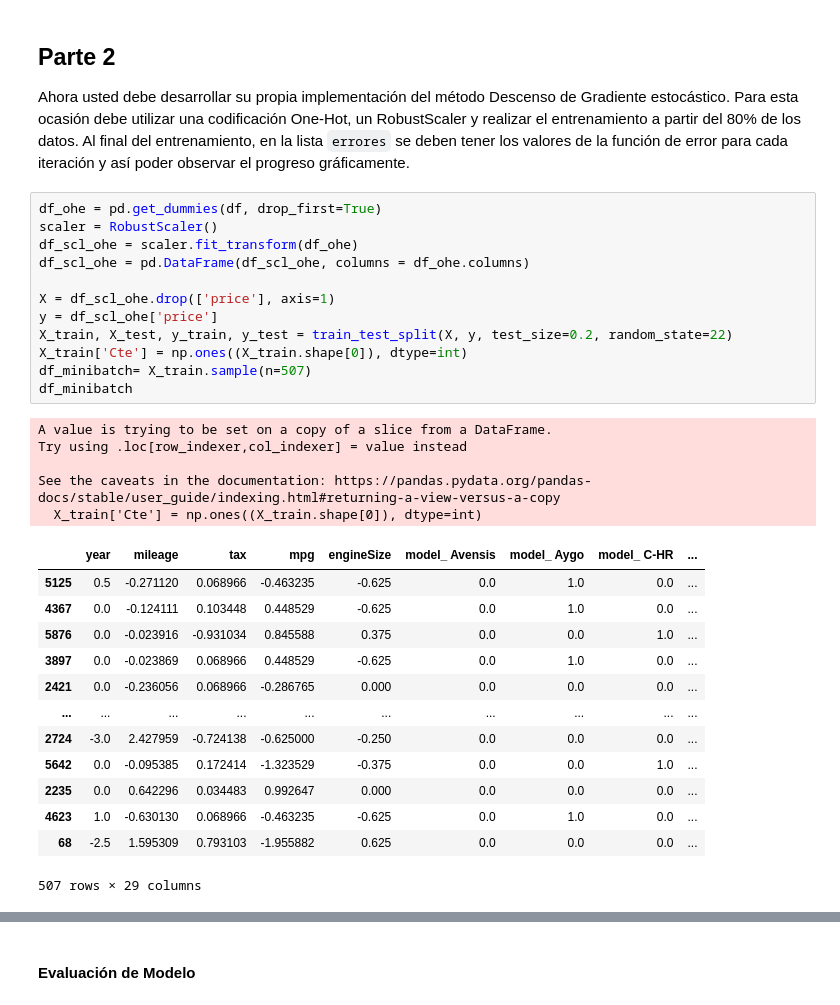
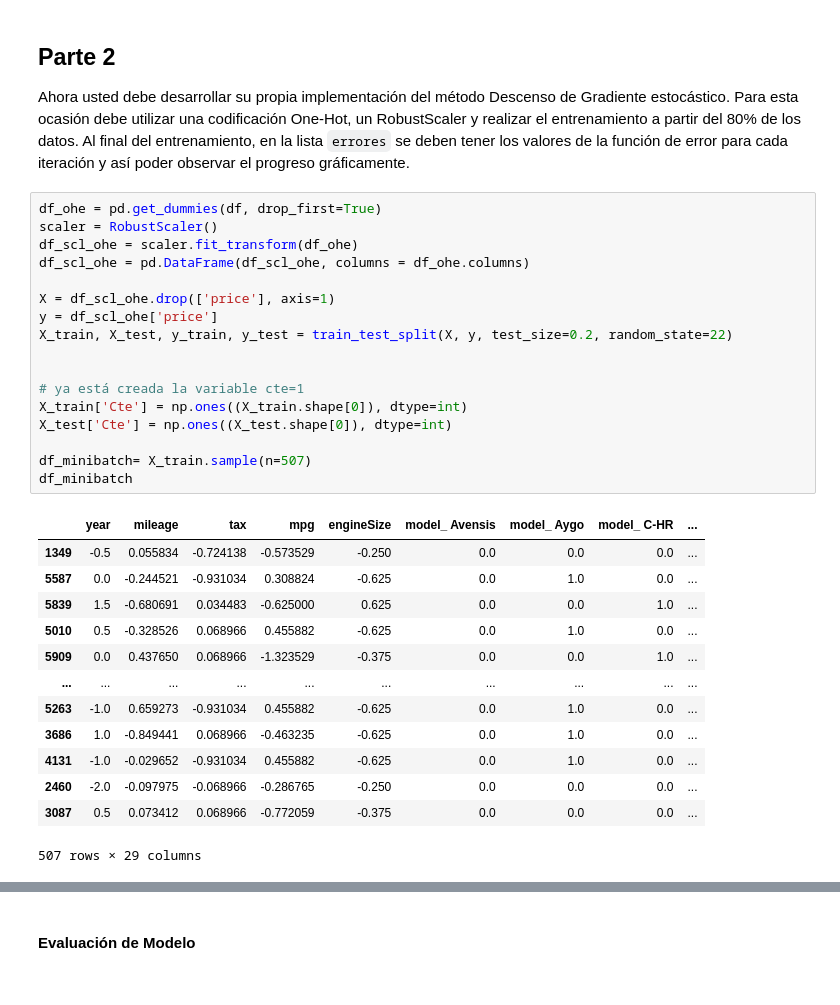
Before and after one commit to dfosorio111/ML-IELE-, a Jupyter notebook: ML_hw1.ipynb, the cells around one changed output, grey strips where cells are left out. Saved outputs shown, nothing was run; the diff lists cells and outputs as text.

```diff
--- a/ML_hw1.ipynb
+++ b/ML_hw1.ipynb
@@ -342,31 +342,31 @@ Ahora usted debe desarrollar su propia implementación del método Descenso de G
 # %%
 df_ohe = pd.get_dummies(df, drop_first=True)
 scaler = RobustScaler()
 df_scl_ohe = scaler.fit_transform(df_ohe)
 df_scl_ohe = pd.DataFrame(df_scl_ohe, columns = df_ohe.columns)
 
 X = df_scl_ohe.drop(['price'], axis=1)
 y = df_scl_ohe['price']
 X_train, X_test, y_train, y_test = train_test_split(X, y, test_size=0.2, random_state=22)
+
+
+# ya está creada la variable cte=1
 X_train['Cte'] = np.ones((X_train.shape[0]), dtype=int)
+X_test['Cte'] = np.ones((X_test.shape[0]), dtype=int)
+
 df_minibatch= X_train.sample(n=507)
 df_minibatch
 # %% [output]
+|  | year | mileage | tax | mpg | engineSize | model_ Avensis | model_ Aygo | model_ C-HR | ... |
+| 1349 | -0.5 | 0.055834 | -0.724138 | -0.573529 | -0.250 | 0.0 | 0.0 | 0.0 | ... |
+| 5587 | 0.0 | -0.244521 | -0.931034 | 0.308824 | -0.625 | 0.0 | 1.0 | 0.0 | ... |
+| 5839 | 1.5 | -0.680691 | 0.034483 | -0.625000 | 0.625 | 0.0 | 0.0 | 1.0 | ... |
+| 5010 | 0.5 | -0.328526 | 0.068966 | 0.455882 | -0.625 | 0.0 | 1.0 | 0.0 | ... |
+| 5909 | 0.0 | 0.437650 | 0.068966 | -1.323529 | -0.375 | 0.0 | 0.0 | 1.0 | ... |
+| ... | ... | ... | ... | ... | ... | ... | ... | ... | ... |
+| 5263 | -1.0 | 0.659273 | -0.931034 | 0.455882 | -0.625 | 0.0 | 1.0 | 0.0 | ... |
+| 3686 | 1.0 | -0.849441 | 0.068966 | -0.463235 | -0.625 | 0.0 | 1.0 | 0.0 | ... |
+| 4131 | -1.0 | -0.029652 | -0.931034 | 0.455882 | -0.625 | 0.0 | 1.0 | 0.0 | ... |
+| 2460 | -2.0 | -0.097975 | -0.068966 | -0.286765 | -0.250 | 0.0 | 0.0 | 0.0 | ... |
+| 3087 | 0.5 | 0.073412 | 0.068966 | -0.772059 | -0.375 | 0.0 | 0.0 | 0.0 | ... |
-A value is trying to be set on a copy of a slice from a DataFrame.
-Try using .loc[row_indexer,col_indexer] = value instead
-
-See the caveats in the documentation: https://pandas.pydata.org/pandas-docs/stable/user_guide/indexing.html#returning-a-view-versus-a-copy
-  X_train['Cte'] = np.ones((X_train.shape[0]), dtype=int)
+507 rows × 29 columns
-|  | year | mileage | tax | mpg | engineSize | model_ Avensis | model_ Aygo | model_ C-HR | ... |
-| 5125 | 0.5 | -0.271120 | 0.068966 | -0.463235 | -0.625 | 0.0 | 1.0 | 0.0 | ... |
-| 4367 | 0.0 | -0.124111 | 0.103448 | 0.448529 | -0.625 | 0.0 | 1.0 | 0.0 | ... |
-| 5876 | 0.0 | -0.023916 | -0.931034 | 0.845588 | 0.375 | 0.0 | 0.0 | 1.0 | ... |
-| 3897 | 0.0 | -0.023869 | 0.068966 | 0.448529 | -0.625 | 0.0 | 1.0 | 0.0 | ... |
-| 2421 | 0.0 | -0.236056 | 0.068966 | -0.286765 | 0.000 | 0.0 | 0.0 | 0.0 | ... |
-| ... | ... | ... | ... | ... | ... | ... | ... | ... | ... |
-| 2724 | -3.0 | 2.427959 | -0.724138 | -0.625000 | -0.250 | 0.0 | 0.0 | 0.0 | ... |
-| 5642 | 0.0 | -0.095385 | 0.172414 | -1.323529 | -0.375 | 0.0 | 0.0 | 1.0 | ... |
-| 2235 | 0.0 | 0.642296 | 0.034483 | 0.992647 | 0.000 | 0.0 | 0.0 | 0.0 | ... |
-| 4623 | 1.0 | -0.630130 | 0.068966 | -0.463235 | -0.625 | 0.0 | 1.0 | 0.0 | ... |
-| 68 | -2.5 | 1.595309 | 0.793103 | -1.955882 | 0.625 | 0.0 | 0.0 | 0.0 | ... |
-507 rows × 29 columns
```
Also changed, not shown: parts of 12 cells of this notebook.
